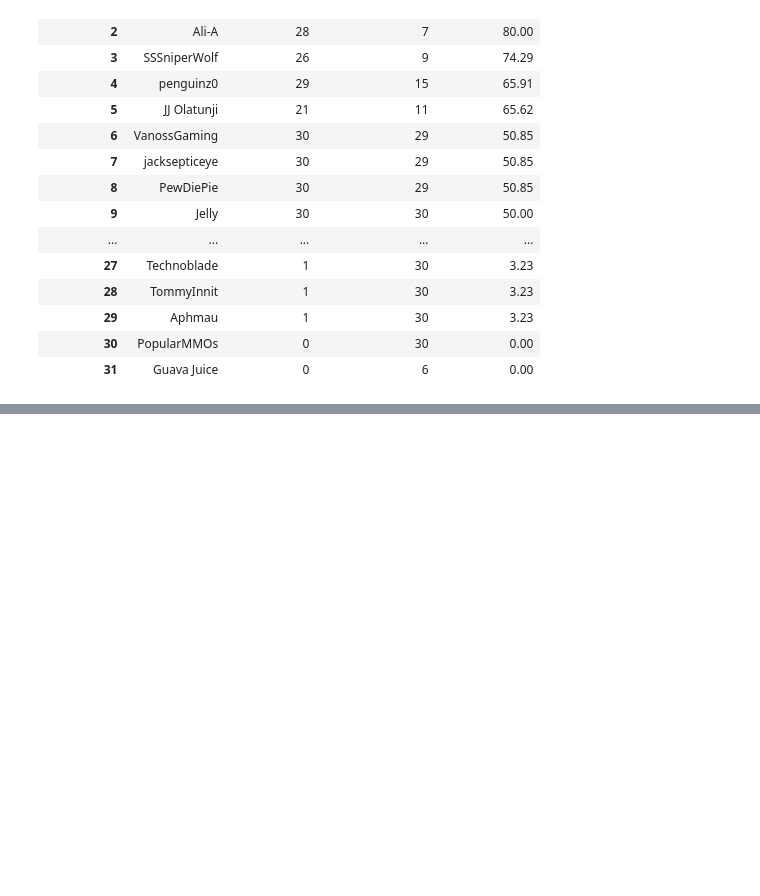
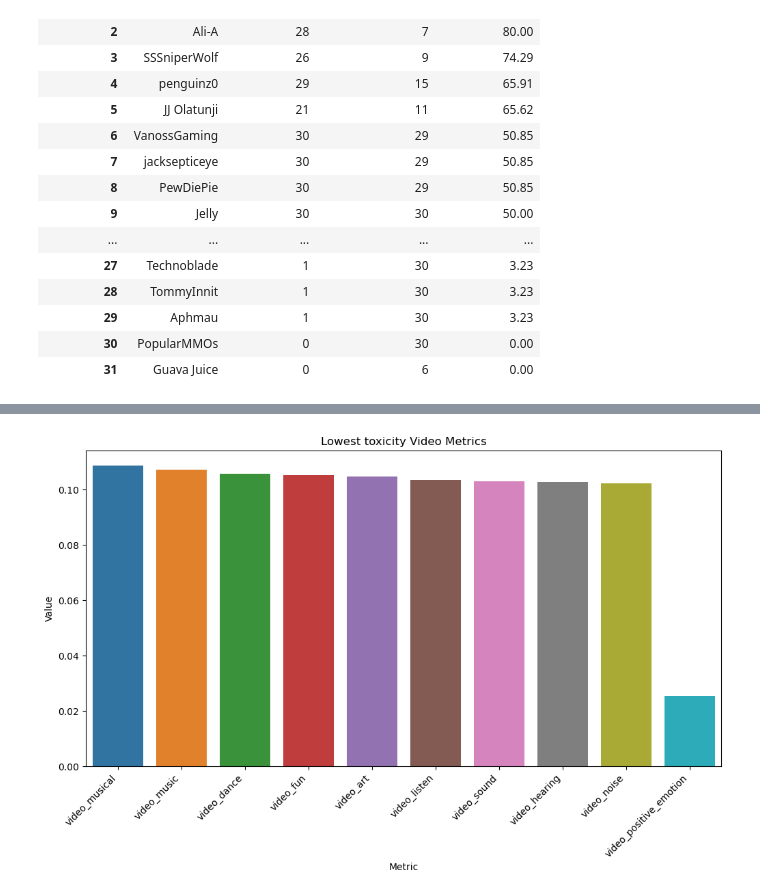
Before and after one commit to IMT-547-Team-1/YouTube-Toxic-Comments, a Jupyter notebook: Analysis/02-Analysis.ipynb, the cells around one changed output, grey strips where cells are left out. Cells and saved outputs as stored; diff of their text form; code cells hidden in the pictures; blank space fills up the shorter version.

```diff
--- a/Analysis/02-Analysis.ipynb
+++ b/Analysis/02-Analysis.ipynb
@@ -366,0 +443,8 @@ count_vid_by_channel_genre
+# %%
+## select top 10 keywords in the least toxic videos
+lowest_toxicity_dataset = sorted_video_data.loc[lowest_toxicity_indices]
+
+lowest_toxicity = extract_keywords_for_dataset(lowest_toxicity_dataset, num_keywords=10)
+
+lowest_toxicity_df = pd.DataFrame(list(lowest_toxicity.items()), columns=['Metric', 'Value'])
+lowest_toxicity_df
@@ -366,0 +463,8 @@ count_vid_by_channel_genre
+# %%
+plt.figure(figsize=(12, 6))
+sns.barplot(x=lowest_toxicity_df.Metric, y=lowest_toxicity_df.Value)
+plt.xticks(rotation=45, ha='right')
+plt.title('Lowest toxicity Video Metrics')
+plt.show()
+# %% [output]
+[figure, added]
```
Also changed, not shown: parts of 10 cells of this notebook.
